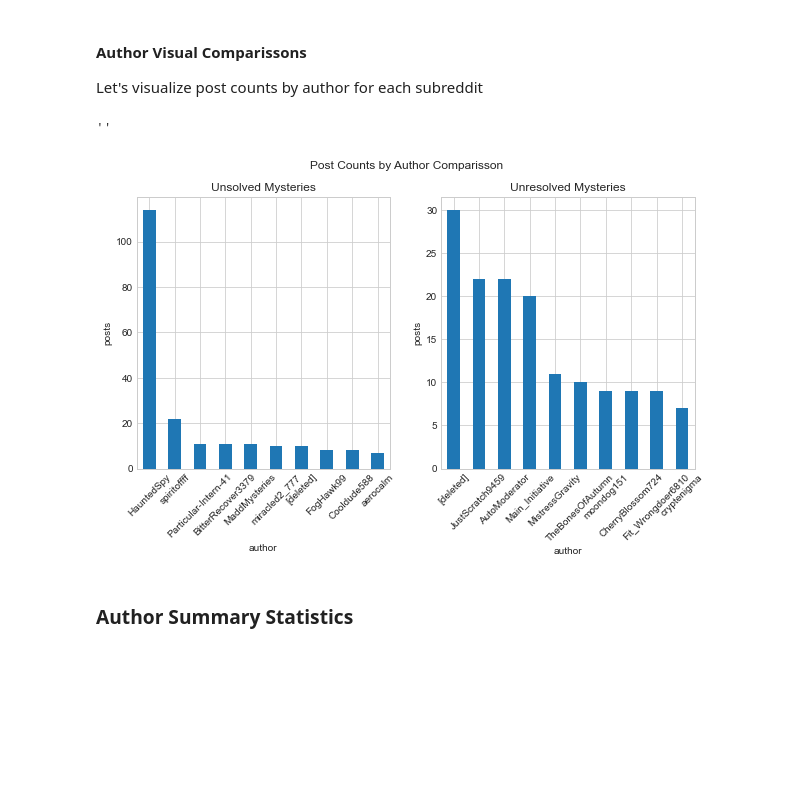
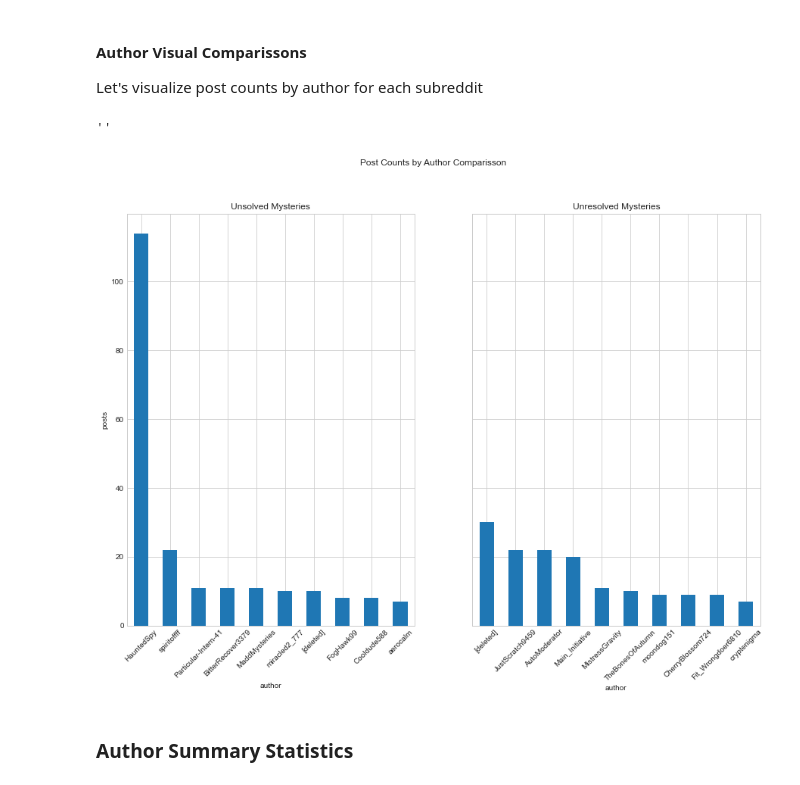
Before and after one commit to pezpet/general-assembly, a Jupyter notebook: projects/project-3-andres/code/02-cleaning-eda-model.ipynb, the cells around one changed output. Cells and saved outputs as stored; diff of their text form; code cells hidden in the pictures; blank space fills up the shorter version.

Commit message:
Presentation finished and added. Must finish README, others

```diff
--- a/projects/project-3-andres/code/02-cleaning-eda-model.ipynb
+++ b/projects/project-3-andres/code/02-cleaning-eda-model.ipynb
@@ -281,28 +293,29 @@ Let's visualize post counts by author for each subreddit
 # %%
 # With help from https://stackoverflow.com/questions/32244019/how-to-rotate-x-axis-tick-labels-in-a-pandas-plot
 # and the pandas docs
 
 # rename dataframe to avoid issues further down
 authors = data
 # add a post count 1 to sum when using groupby
 authors['post_count'] = 1
 
-fig, axs = plt.subplots(1, 2, figsize=(10, 5))
+fig, axs = plt.subplots(1, 2, figsize=(15, 10), sharey=True)
 
 unsol_auth = authors[authors['subreddit'] == 0].groupby('author').sum().sort_values(by='post_count', ascending=False).head(10)
 unsol_auth['post_count'].plot(kind='bar', ax=axs[0], rot=45, ylabel='posts')
 
 
 unresol_auth = authors[authors['subreddit'] == 1].groupby('author').sum().sort_values(by='post_count', ascending=False).head(10)
 unresol_auth['post_count'].plot(kind='bar', ax=axs[1], rot=45, ylabel='posts')
 
 fig.suptitle('Post Counts by Author Comparisson')
 axs[0].set_title('Unsolved Mysteries')
 axs[1].set_title('Unresolved Mysteries')
+plt.savefig('../presentation/plots/authors.png')
 ;
 # %% [output]
 ''
-[figure, old version]
+[figure, new version]
 # %% [markdown]
 ### Author Summary Statistics
 # %%
```
Also changed, not shown: parts of 23 cells of this notebook, 12 other files.
